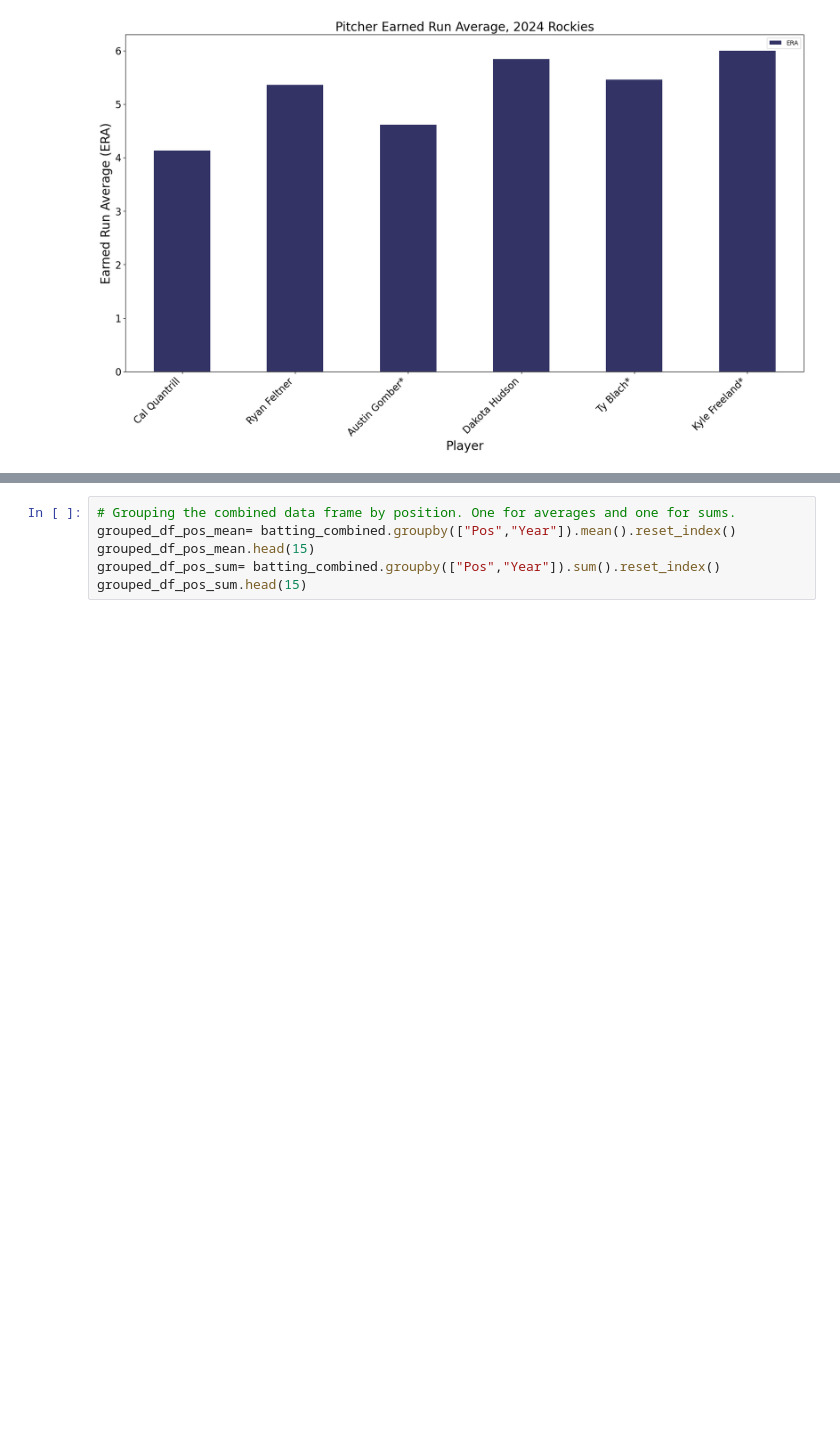
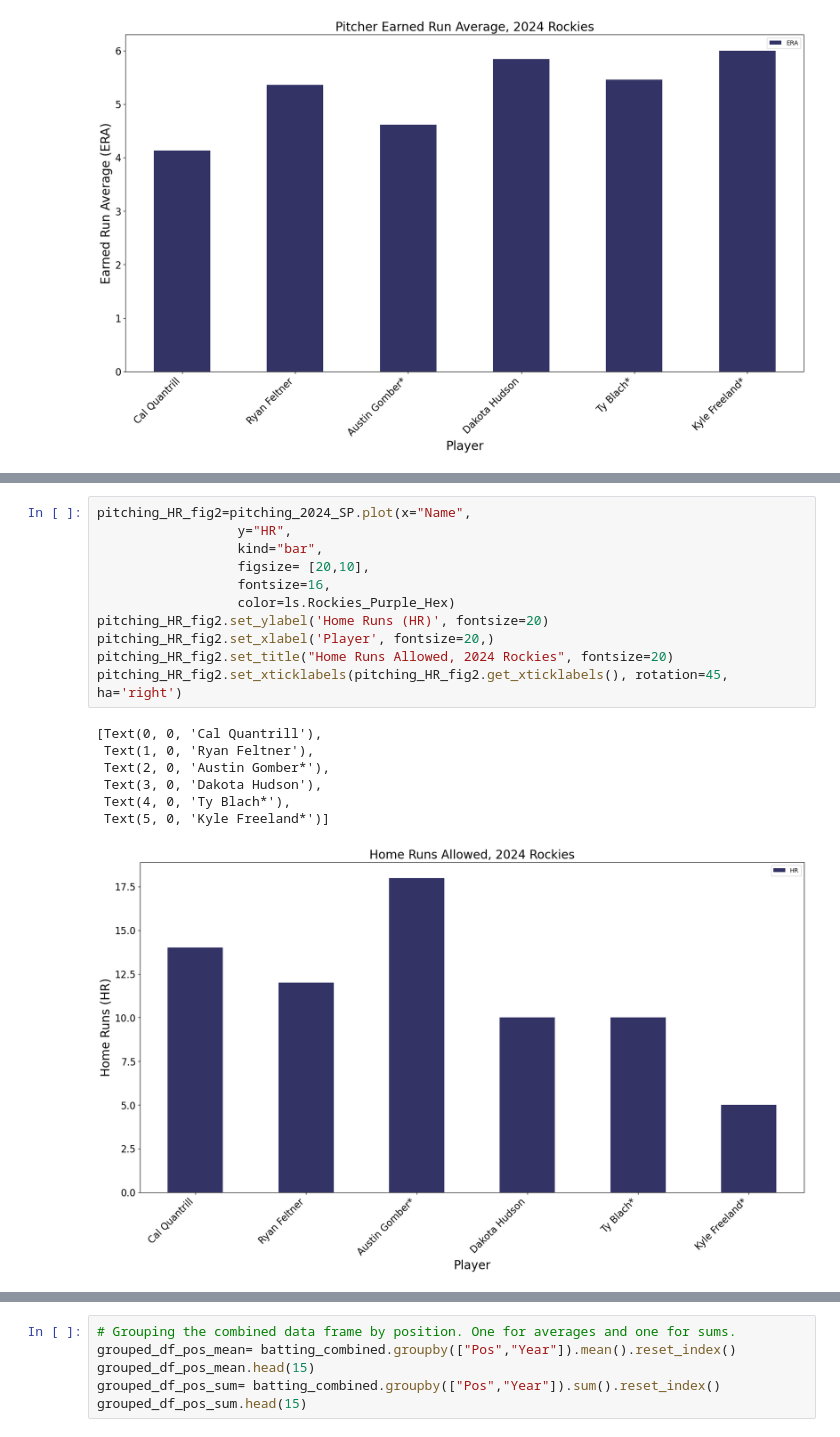
Before and after one commit to cassydm/rockies_moneyball_part-deux, a Jupyter notebook: Test_files/working_file_liz.ipynb, the cells around one changed output, grey strips where cells are left out. Cells and saved outputs as stored; diff of their text form; blank space fills up the shorter version.

```diff
--- a/Test_files/working_file_liz.ipynb
+++ b/Test_files/working_file_liz.ipynb
@@ -190,0 +218,19 @@ while in 2024, the Earned Run Average for starting pitchers is 5.23.
+# %%
+pitching_HR_fig2=pitching_2024_SP.plot(x="Name",
+                  y="HR",
+                  kind="bar",
+                  figsize= [20,10],
+                  fontsize=16,
+                  color=ls.Rockies_Purple_Hex)
+pitching_HR_fig2.set_ylabel('Home Runs (HR)', fontsize=20)
+pitching_HR_fig2.set_xlabel('Player', fontsize=20,)
+pitching_HR_fig2.set_title("Home Runs Allowed, 2024 Rockies", fontsize=20)
+pitching_HR_fig2.set_xticklabels(pitching_HR_fig2.get_xticklabels(), rotation=45, ha='right')
+# %% [output]
+[Text(0, 0, 'Cal Quantrill'),
+ Text(1, 0, 'Ryan Feltner'),
+ Text(2, 0, 'Austin Gomber*'),
+ Text(3, 0, 'Dakota Hudson'),
+ Text(4, 0, 'Ty Blach*'),
+ Text(5, 0, 'Kyle Freeland*')]
+[figure, added]
```
Also changed, not shown: parts of 8 cells of this notebook.
